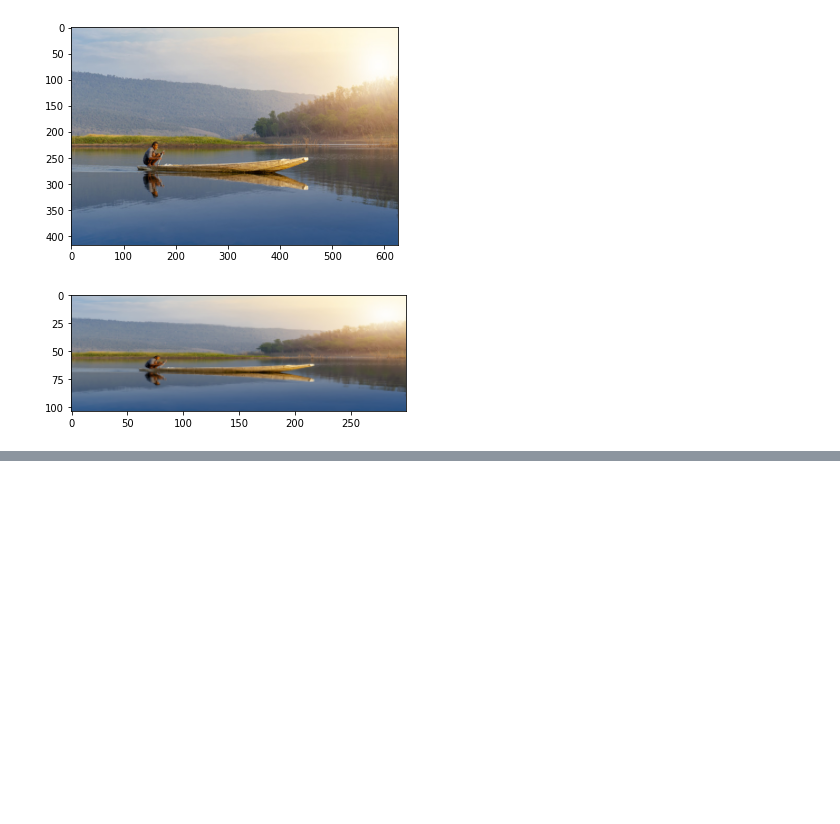
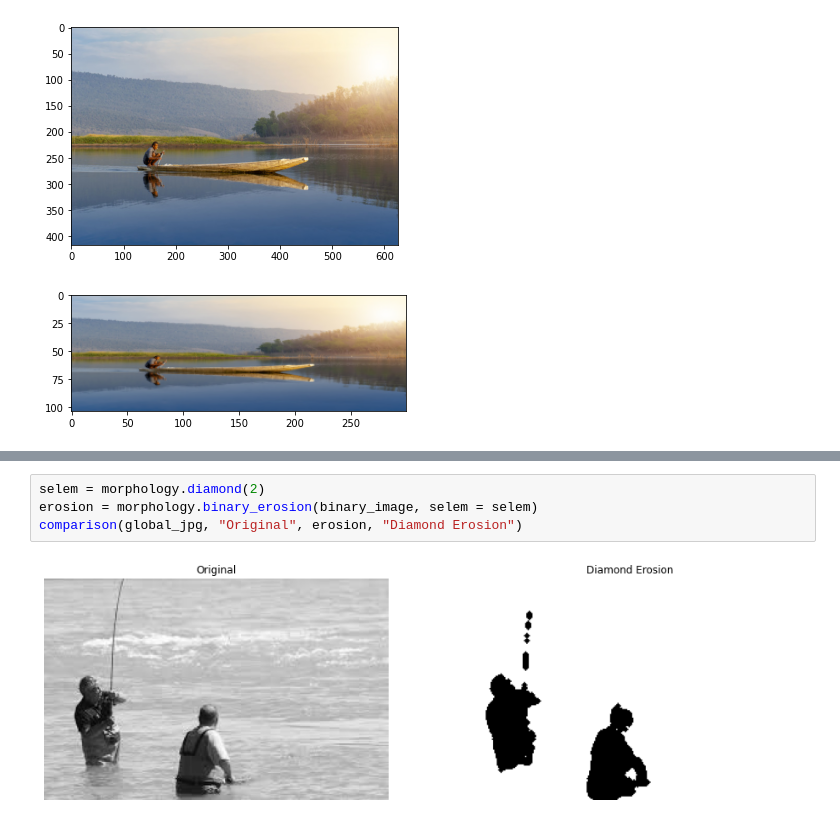
Before and after one commit to Gizem-kaya/Image-Processing-with-Python, a Jupyter notebook: Filter_Contrast_Transformation_Morphology.ipynb, the cells around one changed output, grey strips where cells are left out. Drawn from its saved outputs; the diff is of its cells as text; blank space fills up the shorter version.

```diff
--- a/Filter_Contrast_Transformation_Morphology.ipynb
+++ b/Filter_Contrast_Transformation_Morphology.ipynb
@@ -109,0 +133,6 @@ plt.show()
+# %%
+selem = morphology.diamond(2)
+erosion = morphology.binary_erosion(binary_image, selem = selem)
+comparison(global_jpg, "Original", erosion, "Diamond Erosion")
+# %% [output]
+[figure, added]
```
Also changed, not shown: parts of 6 cells of this notebook.
